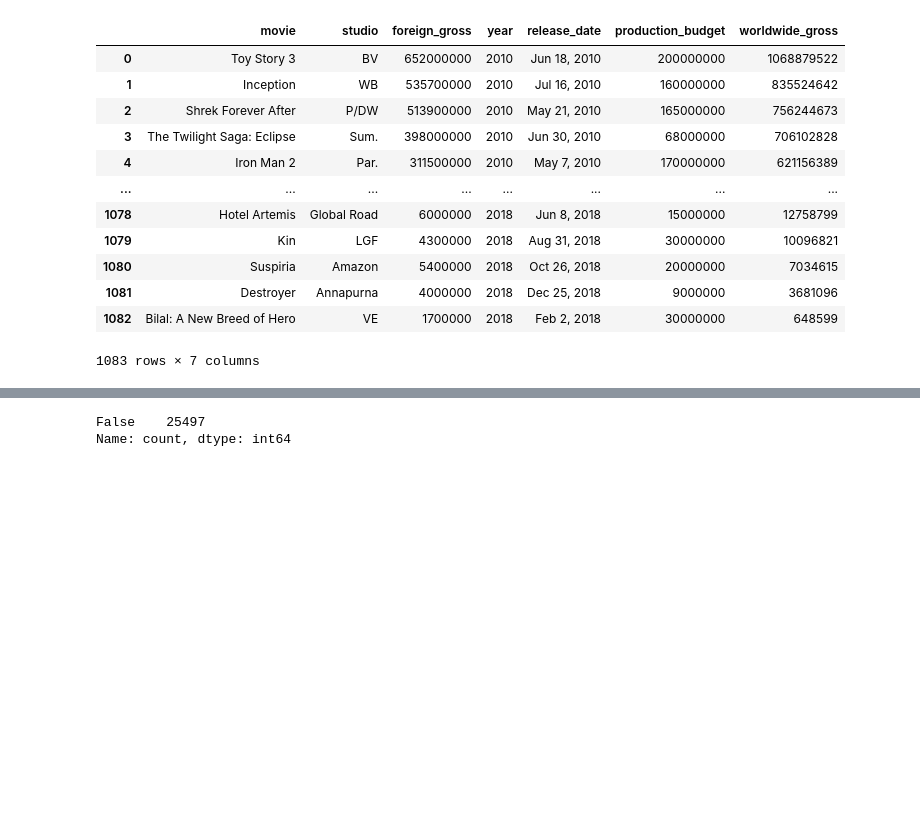
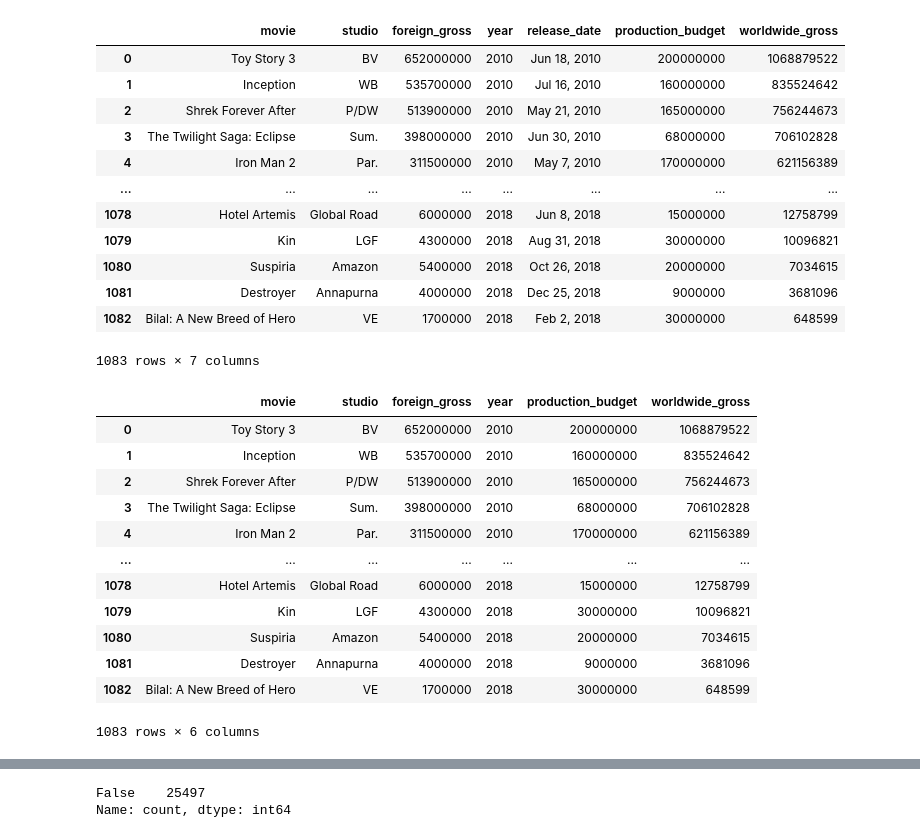
Before and after one commit to wanjikuciku/Phase-1-Project, a Jupyter notebook: project.ipynb, the cells around one changed output, grey strips where cells are left out. Cells and saved outputs as stored; diff of their text form; code cells hidden in the pictures; blank space fills up the shorter version.

```diff
--- a/project.ipynb
+++ b/project.ipynb
@@ -639,6 +639,24 @@ budget
 | 1081 | Destroyer | Annapurna | 4000000 | 2018 | Dec 25, 2018 | 9000000 | 3681096 |
 | 1082 | Bilal: A New Breed of Hero | VE | 1700000 | 2018 | Feb 2, 2018 | 30000000 | 648599 |
 1083 rows × 7 columns
+# %%
+# dropped release_date column in budget table
+budget.drop(['release_date'], axis=1, inplace=True)
+budget
+# %% [output]
+|  | movie | studio | foreign_gross | year | production_budget | worldwide_gross |
+| 0 | Toy Story 3 | BV | 652000000 | 2010 | 200000000 | 1068879522 |
+| 1 | Inception | WB | 535700000 | 2010 | 160000000 | 835524642 |
+| 2 | Shrek Forever After | P/DW | 513900000 | 2010 | 165000000 | 756244673 |
+| 3 | The Twilight Saga: Eclipse | Sum. | 398000000 | 2010 | 68000000 | 706102828 |
+| 4 | Iron Man 2 | Par. | 311500000 | 2010 | 170000000 | 621156389 |
+| ... | ... | ... | ... | ... | ... | ... |
+| 1078 | Hotel Artemis | Global Road | 6000000 | 2018 | 15000000 | 12758799 |
+| 1079 | Kin | LGF | 4300000 | 2018 | 30000000 | 10096821 |
+| 1080 | Suspiria | Amazon | 5400000 | 2018 | 20000000 | 7034615 |
+| 1081 | Destroyer | Annapurna | 4000000 | 2018 | 9000000 | 3681096 |
+| 1082 | Bilal: A New Breed of Hero | VE | 1700000 | 2018 | 30000000 | 648599 |
+1083 rows × 6 columns
 # %%
 # renaming tmdb_movie title column to movie so as to join with budget table
 tmdb_movie.rename(columns={'title': 'movie'}, inplace=True)
```
Also changed, not shown: parts of 5 cells of this notebook.
